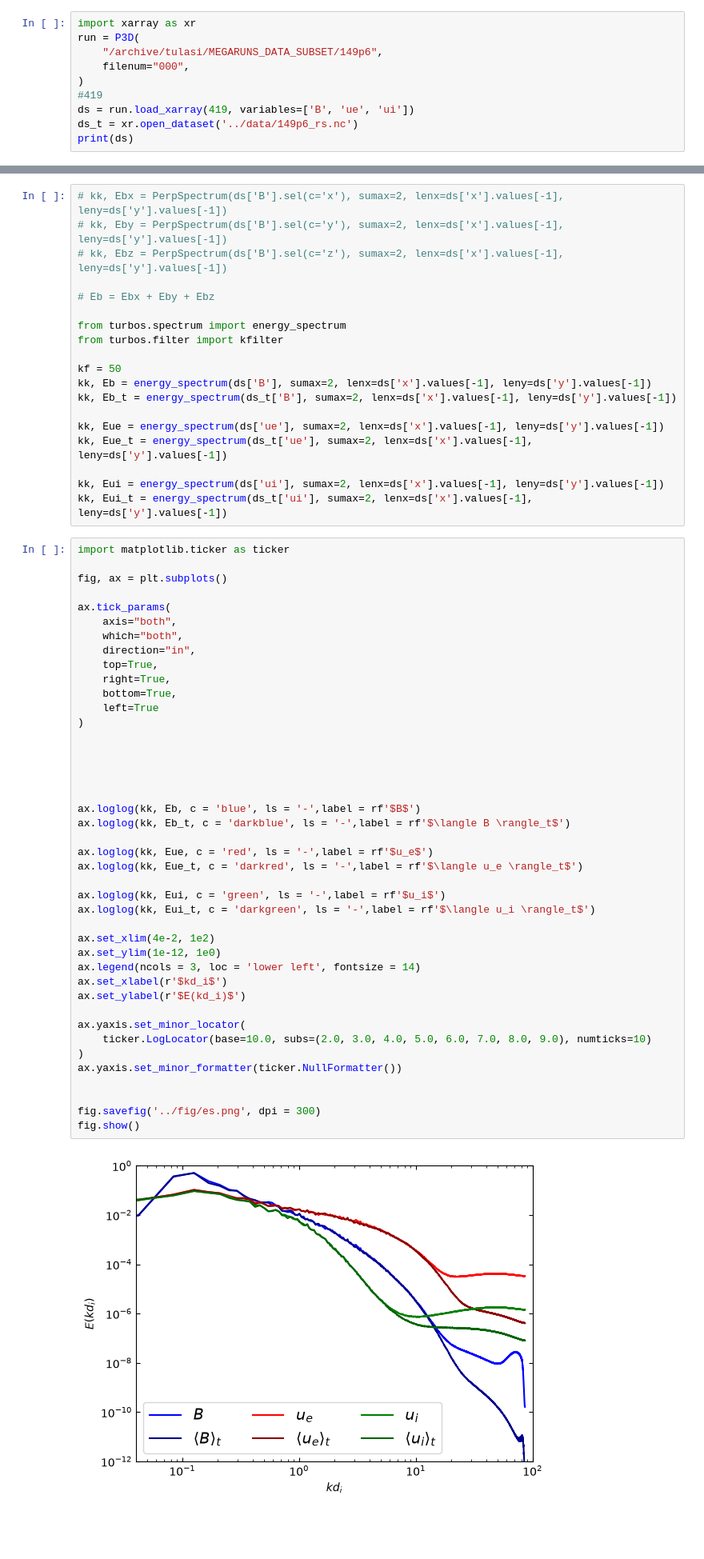
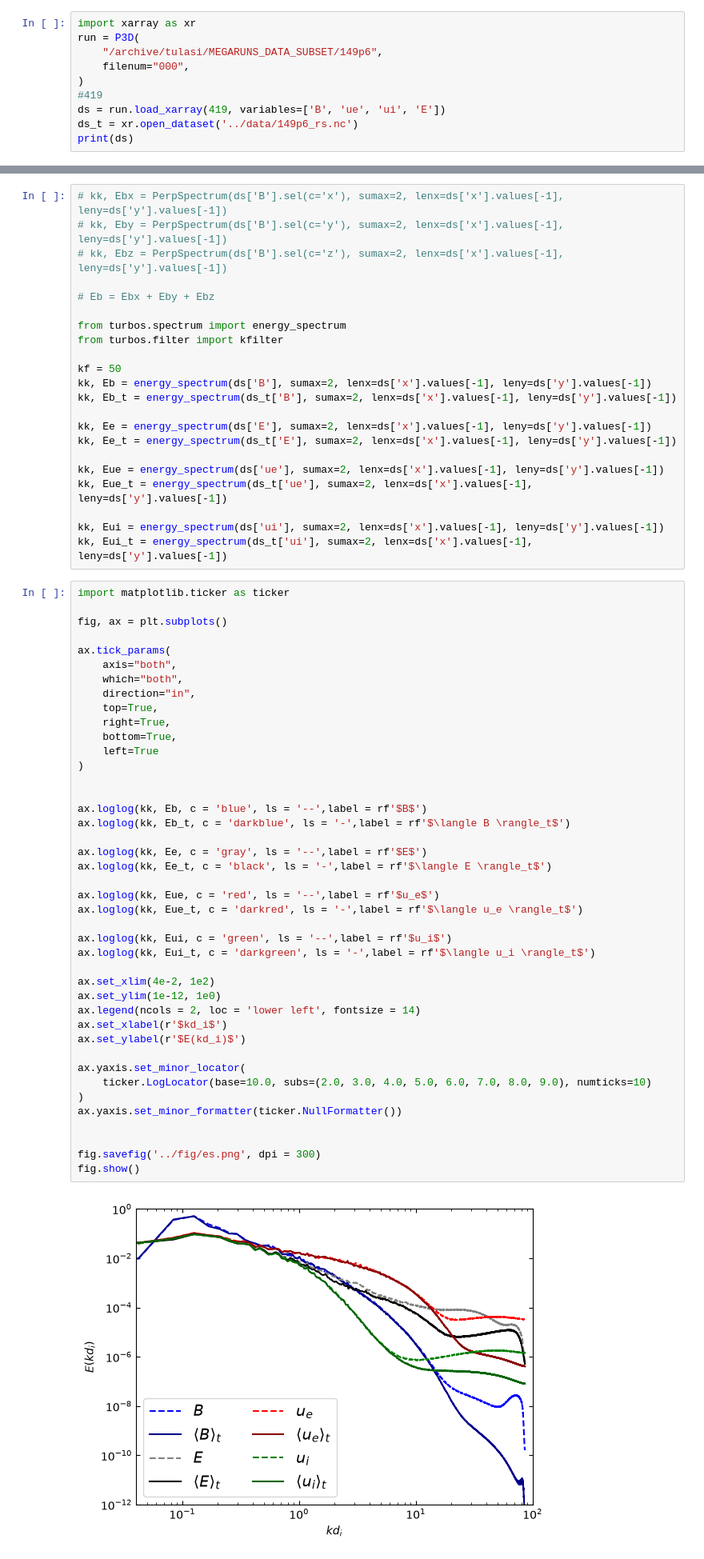
Before and after one commit to jgoodwill1/turbos, a Jupyter notebook: projects/scale_filter/nbs/spectrum.ipynb, the cells around one changed output, grey strips where cells are left out. Shown at 80% size. Drawn from its saved outputs; the diff is of its cells as text; blank space fills up the shorter version.

```diff
--- a/projects/scale_filter/nbs/spectrum.ipynb
+++ b/projects/scale_filter/nbs/spectrum.ipynb
@@ -14,7 +14,7 @@ run = P3D(
     filenum="000",
 )
 #419
-ds = run.load_xarray(419, variables=['B', 'ue', 'ui'])
+ds = run.load_xarray(419, variables=['B', 'ue', 'ui', 'E'])
 ds_t = xr.open_dataset('../data/149p6_rs.nc')
 print(ds)
 # %% [output]
@@ -47,6 +48,9 @@ kf = 50
 kk, Eb = energy_spectrum(ds['B'], sumax=2, lenx=ds['x'].values[-1], leny=ds['y'].values[-1])
 kk, Eb_t = energy_spectrum(ds_t['B'], sumax=2, lenx=ds['x'].values[-1], leny=ds['y'].values[-1])
 
+kk, Ee = energy_spectrum(ds['E'], sumax=2, lenx=ds['x'].values[-1], leny=ds['y'].values[-1])
+kk, Ee_t = energy_spectrum(ds_t['E'], sumax=2, lenx=ds['x'].values[-1], leny=ds['y'].values[-1])
+
 kk, Eue = energy_spectrum(ds['ue'], sumax=2, lenx=ds['x'].values[-1], leny=ds['y'].values[-1])
 kk, Eue_t = energy_spectrum(ds_t['ue'], sumax=2, lenx=ds['x'].values[-1], leny=ds['y'].values[-1])
 
@@ -61,41 +65,41 @@ ax.tick_params(
     axis="both",
     which="both",
     direction="in",
     top=True,
     right=True,
     bottom=True,
     left=True
 )
 
 
-
-
-
-ax.loglog(kk, Eb, c = 'blue', ls = '-',label = rf'$B$')
+ax.loglog(kk, Eb, c = 'blue', ls = '--',label = rf'$B$')
 ax.loglog(kk, Eb_t, c = 'darkblue', ls = '-',label = rf'$\langle B \rangle_t$')
 
-ax.loglog(kk, Eue, c = 'red', ls = '-',label = rf'$u_e$')
+ax.loglog(kk, Ee, c = 'gray', ls = '--',label = rf'$E$')
+ax.loglog(kk, Ee_t, c = 'black', ls = '-',label = rf'$\langle E \rangle_t$')
+
+ax.loglog(kk, Eue, c = 'red', ls = '--',label = rf'$u_e$')
 ax.loglog(kk, Eue_t, c = 'darkred', ls = '-',label = rf'$\langle u_e \rangle_t$')
 
-ax.loglog(kk, Eui, c = 'green', ls = '-',label = rf'$u_i$')
+ax.loglog(kk, Eui, c = 'green', ls = '--',label = rf'$u_i$')
 ax.loglog(kk, Eui_t, c = 'darkgreen', ls = '-',label = rf'$\langle u_i \rangle_t$')
 
 ax.set_xlim(4e-2, 1e2)
 ax.set_ylim(1e-12, 1e0)
-ax.legend(ncols = 3, loc = 'lower left', fontsize = 14)
+ax.legend(ncols = 2, loc = 'lower left', fontsize = 14)
 ax.set_xlabel(r'$kd_i$')
 ax.set_ylabel(r'$E(kd_i)$')
 
 ax.yaxis.set_minor_locator(
     ticker.LogLocator(base=10.0, subs=(2.0, 3.0, 4.0, 5.0, 6.0, 7.0, 8.0, 9.0), numticks=10)
 )
 ax.yaxis.set_minor_formatter(ticker.NullFormatter())
 
 
 fig.savefig('../fig/es.png', dpi = 300)
 fig.show()
 # %% [output]
-[figure, old version]
+[figure, new version]
 # %%
 # import numpy as np
 # import numpy.fft as nf
```
Also changed, not shown: parts of 1 cell of this notebook, 15 other files.
